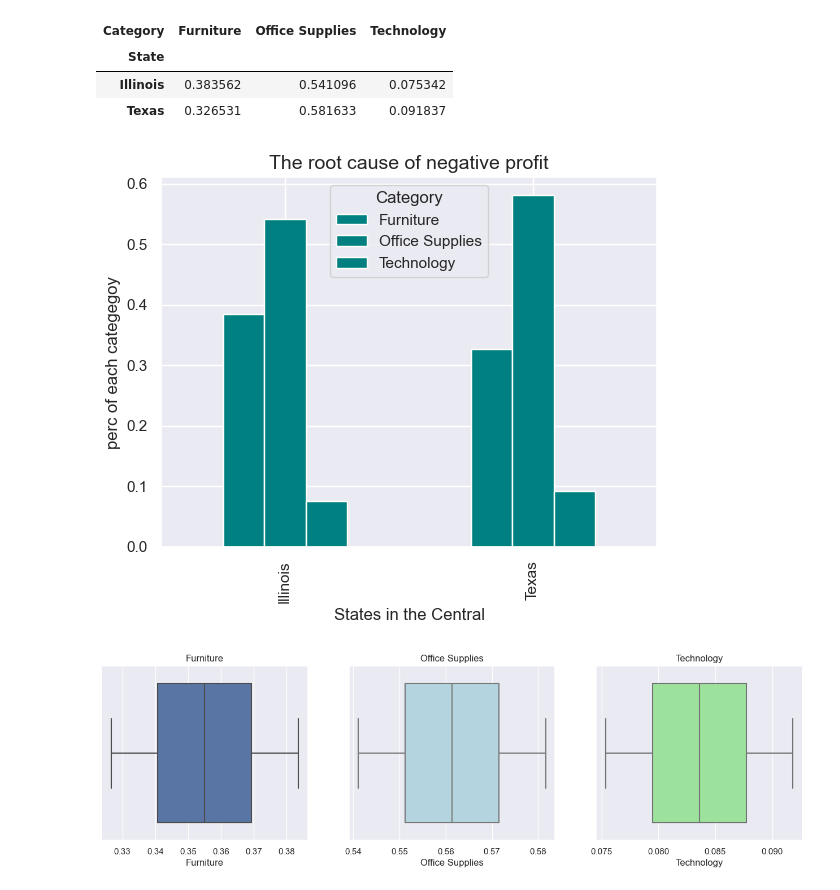
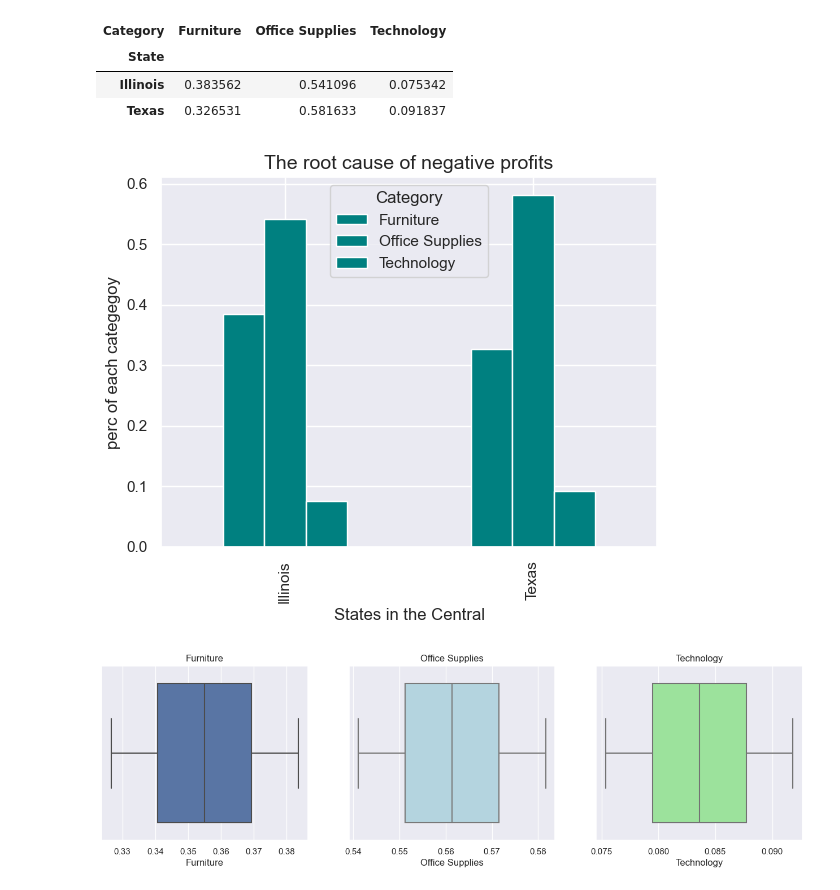
Before and after one commit to livia360/Captone_project2, a Jupyter notebook: Part1_data_wrangling_and_EDA.ipynb, the cells around one changed output. Cells and saved outputs as stored; diff of their text form; code cells hidden in the pictures.

```diff
--- a/Part1_data_wrangling_and_EDA.ipynb
+++ b/Part1_data_wrangling_and_EDA.ipynb
@@ -255,7 +276,7 @@ df['Ship Date'] = pd.to_datetime(df['Ship Date'])
 # generate a new column about the time between order and shipping to gain more information on the date
 df['Waiting_Days'] = (df['Ship Date'] - df['Order Date']).dt.days
 # %%
-df['Sale_Year'] = df['Order Date'].dt.year
+# df['Sale_Year'] = df['Order Date'].dt.year
 # %%
 # drop columns
 df_clean = df.drop(columns=['Order Date', 'Ship Date'], axis=1)
@@ -574,15 +578,15 @@ df_Central.head()
 | Illinois | 0.383562 | 0.541096 | 0.075342 |
 | Texas | 0.326531 | 0.581633 | 0.091837 |
 # %%
-plt.figsize=(10,6)
+plt.figsize=(7,7)
 df_Central.plot(kind='bar', color='teal')
 plt.xlabel('States in the Central')
 plt.ylabel('perc of each categegoy')
-plt.title('The root cause of negative profit', fontsize=14)
+plt.title('The root cause of negative profits', fontsize=14)
 plt.savefig('images/profit_2states.png')
 plt.show();
 # %% [output]
-[figure, old version]
+[figure, new version]
 # %%
 # continue breaking down into granulars
 f, axs = plt.subplots(1,3, figsize=(16,4))
```
Also changed, not shown: parts of 108 cells of this notebook.
